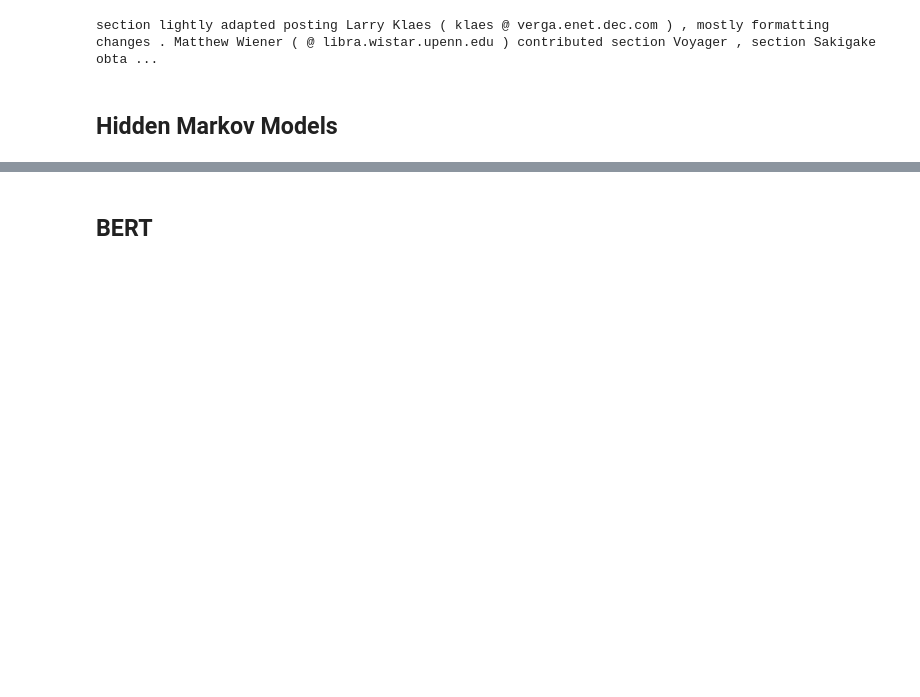
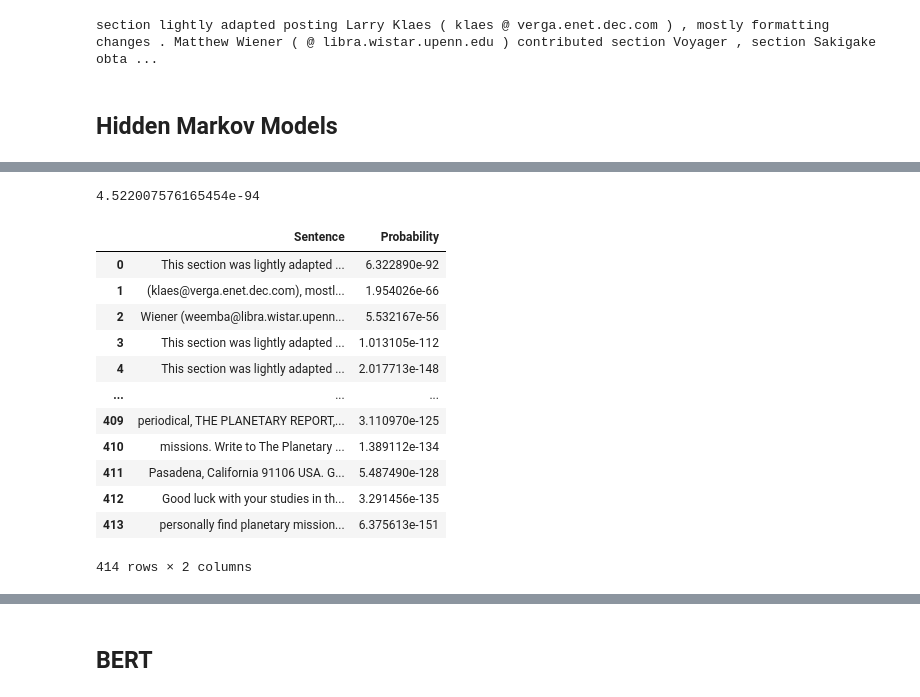
Before and after one commit to urvashiramdasani/Document-Summarization, a Jupyter notebook: notebooks/20_newsgroups_using_HMM.ipynb, the cells around one changed output, grey strips where cells are left out. Cells and saved outputs as stored; diff of their text form; code cells hidden in the pictures; blank space fills up the shorter version.

```diff
--- a/notebooks/20_newsgroups_using_HMM.ipynb
+++ b/notebooks/20_newsgroups_using_HMM.ipynb
@@ -108,0 +147,13 @@ emission_probs = []
+# %%
+# Define model
+model = Sequential()
+model.add(Embedding(input_dim=len(vocab) + 1,  # vocabulary size. Adding an
+                                               # extra element for <PAD> word
+                    output_dim=5,  # size of embeddings
+                    input_length=maxlen - 1))  # length of the padded sequences
+model.add(LSTM(10))
+model.add(Dense(len(vocab), activation='softmax'))
+model.compile('rmsprop', 'categorical_crossentropy', metrics = ['accuracy'])
+
+# Train network
+model.fit(x, y, epochs=100)
@@ -108,0 +199,50 @@ emission_probs = []
+# %%
+sent = "VENERA 1 - First acknowledged attempt at Venus mission. Transmissions 	       lost enroute in 1961.  	       February of 1966. No images were returned.   	       became the first craft to impact on another planet in 1966. VENERA 4 - First probe to successfully return data while descending"
+probability_of_sentence(sent)
+# %% [output]
+4.522007576165454e-94
+# %%
+import pandas as pd
+
+df = pd.DataFrame(columns = ['Sentence', 'Probability'])
+# %%
+# txt = txt.split(" .")
+word_list = ['', '', '', '', '', '', '', '']
+
+for i in range(len(sentences)):
+  words = sentences[i].split(" .")
+  num_words = len(words)
+  for j in range(num_words):
+    word_list[3] = words[j]
+    if j + n <= num_words:
+      word_list[5] = words[j + n]
+    if j - n >= 0:
+      word_list[2] = words[j - n]
+    if j + 1 < num_words:
+      word_list[4] = words[j + 1]
+    if i - CONST >= 0:
+      word_list[0] = sentences[i - CONST].split(" .")[j]
+    if i - CONST + 1>= 0:
+      word_list[1] = sentences[i - CONST + 1].split(" .")[j]
+    if i + CONST < len(sentences):
+      word_list[7] = sentences[i + CONST].split(" .")[j]
+    if i + CONST - 1 < len(sentences):
+      word_list[6] = sentences[i + CONST - 1].split(" .")[j]
+    final_str = " ".join(word_list)
+    df = df.append({'Sentence':final_str, 'Probability':probability_of_sentence(final_str)}, ignore_index = True)
+# %%
+df
+# %% [output]
+|  | Sentence | Probability |
+| 0 | This section was lightly adapted ... | 6.322890e-92 |
+| 1 | (klaes@verga.enet.dec.com), mostl... | 1.954026e-66 |
+| 2 | Wiener (weemba@libra.wistar.upenn... | 5.532167e-56 |
+| 3 | This section was lightly adapted ... | 1.013105e-112 |
+| 4 | This section was lightly adapted ... | 2.017713e-148 |
+| ... | ... | ... |
+| 409 | periodical, THE PLANETARY REPORT,... | 3.110970e-125 |
+| 410 | missions. Write to The Planetary ... | 1.389112e-134 |
+| 411 | Pasadena, California 91106 USA. G... | 5.487490e-128 |
+| 412 | Good luck with your studies in th... | 3.291456e-135 |
+| 413 | personally find planetary mission... | 6.375613e-151 |
+414 rows × 2 columns
```
Also changed, not shown: parts of 13 cells of this notebook.
